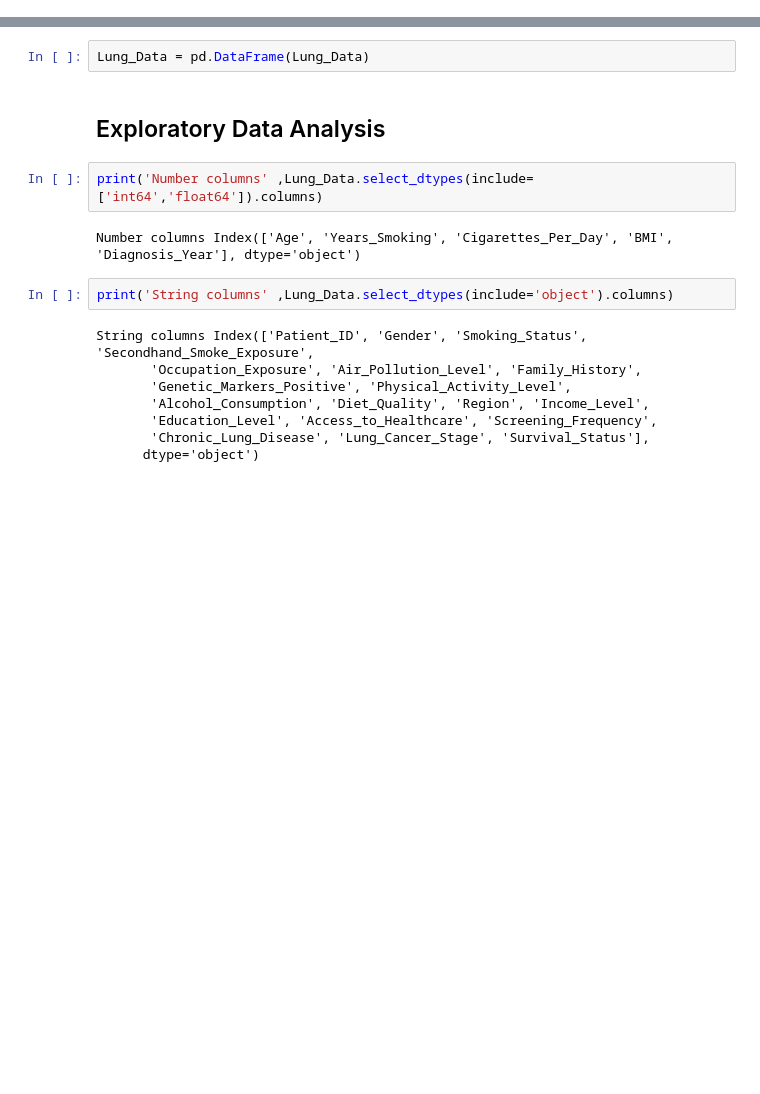
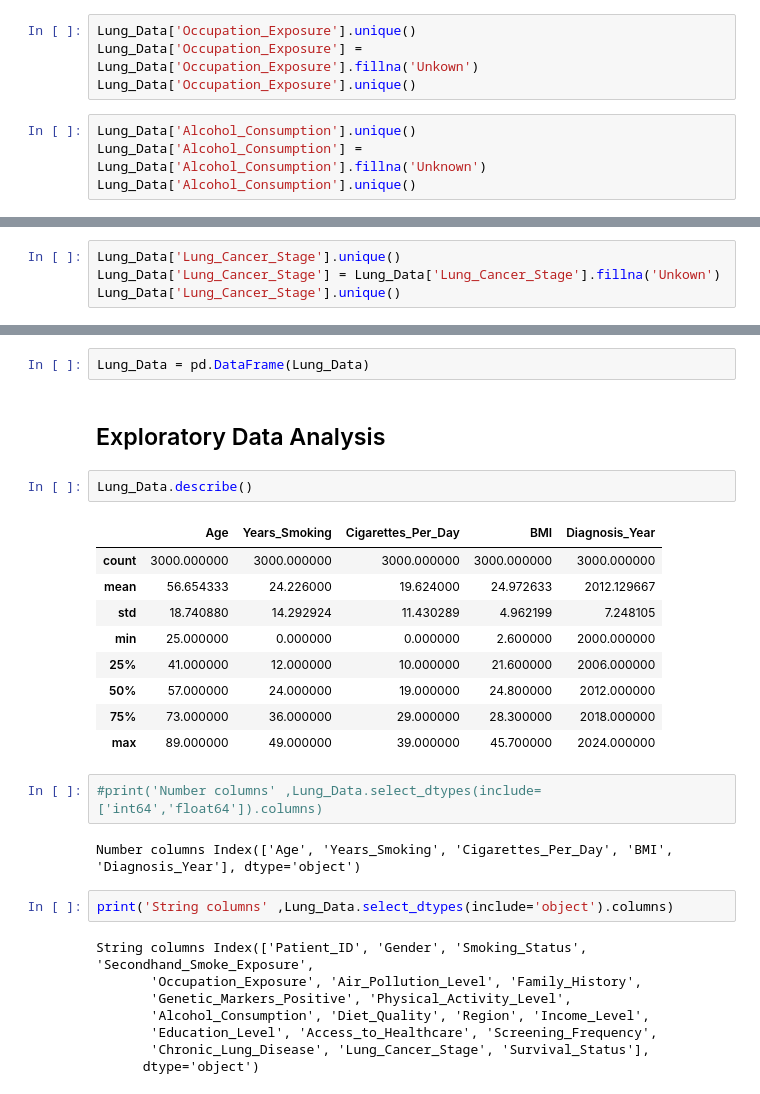
Before and after one commit to Astro0re/Machine_Learning_and_AI, a Jupyter notebook: Lung_cancer Model/Lung_model.ipynb, the cells around one changed output, grey strips where cells are left out. Drawn from its saved outputs; the diff is of its cells as text; blank space fills up the shorter version.

```diff
--- a/Lung_cancer Model/Lung_model.ipynb
+++ b/Lung_cancer Model/Lung_model.ipynb
@@ -43,3 +43,11 @@ Data columns (total 24 columns):
  23  Survival_Status            3000 non-null   object
 dtypes: float64(1), int64(4), object(19)
 memory usage: 562.6+ KB
+# %%
+Lung_Data['Occupation_Exposure'].unique()
+Lung_Data['Occupation_Exposure'] = Lung_Data['Occupation_Exposure'].fillna('Unkown')
+Lung_Data['Occupation_Exposure'].unique()
+# %%
+Lung_Data['Alcohol_Consumption'].unique()
+Lung_Data['Alcohol_Consumption'] = Lung_Data['Alcohol_Consumption'].fillna('Unknown')
+Lung_Data['Alcohol_Consumption'].unique()
@@ -45,0 +56,4 @@ memory usage: 562.6+ KB
+# %%
+Lung_Data['Lung_Cancer_Stage'].unique()
+Lung_Data['Lung_Cancer_Stage'] = Lung_Data['Lung_Cancer_Stage'].fillna('Unkown')
+Lung_Data['Lung_Cancer_Stage'].unique()
@@ -47,8 +84,20 @@ memory usage: 562.6+ KB
 Lung_Data = pd.DataFrame(Lung_Data)
 # %% [markdown]
 ## Exploratory Data Analysis
+# %%
+Lung_Data.describe()
+# %% [output]
+|  | Age | Years_Smoking | Cigarettes_Per_Day | BMI | Diagnosis_Year |
+| count | 3000.000000 | 3000.000000 | 3000.000000 | 3000.000000 | 3000.000000 |
+| mean | 56.654333 | 24.226000 | 19.624000 | 24.972633 | 2012.129667 |
+| std | 18.740880 | 14.292924 | 11.430289 | 4.962199 | 7.248105 |
+| min | 25.000000 | 0.000000 | 0.000000 | 2.600000 | 2000.000000 |
+| 25% | 41.000000 | 12.000000 | 10.000000 | 21.600000 | 2006.000000 |
+| 50% | 57.000000 | 24.000000 | 19.000000 | 24.800000 | 2012.000000 |
+| 75% | 73.000000 | 36.000000 | 29.000000 | 28.300000 | 2018.000000 |
+| max | 89.000000 | 49.000000 | 39.000000 | 45.700000 | 2024.000000 |
 # %%
-print('Number columns' ,Lung_Data.select_dtypes(include=['int64','float64']).columns)
+#print('Number columns' ,Lung_Data.select_dtypes(include=['int64','float64']).columns)
 # %% [output]
 Number columns Index(['Age', 'Years_Smoking', 'Cigarettes_Per_Day', 'BMI', 'Diagnosis_Year'], dtype='object')
 # %%
```
Also changed, not shown: parts of 22 cells of this notebook, 7 other files.
